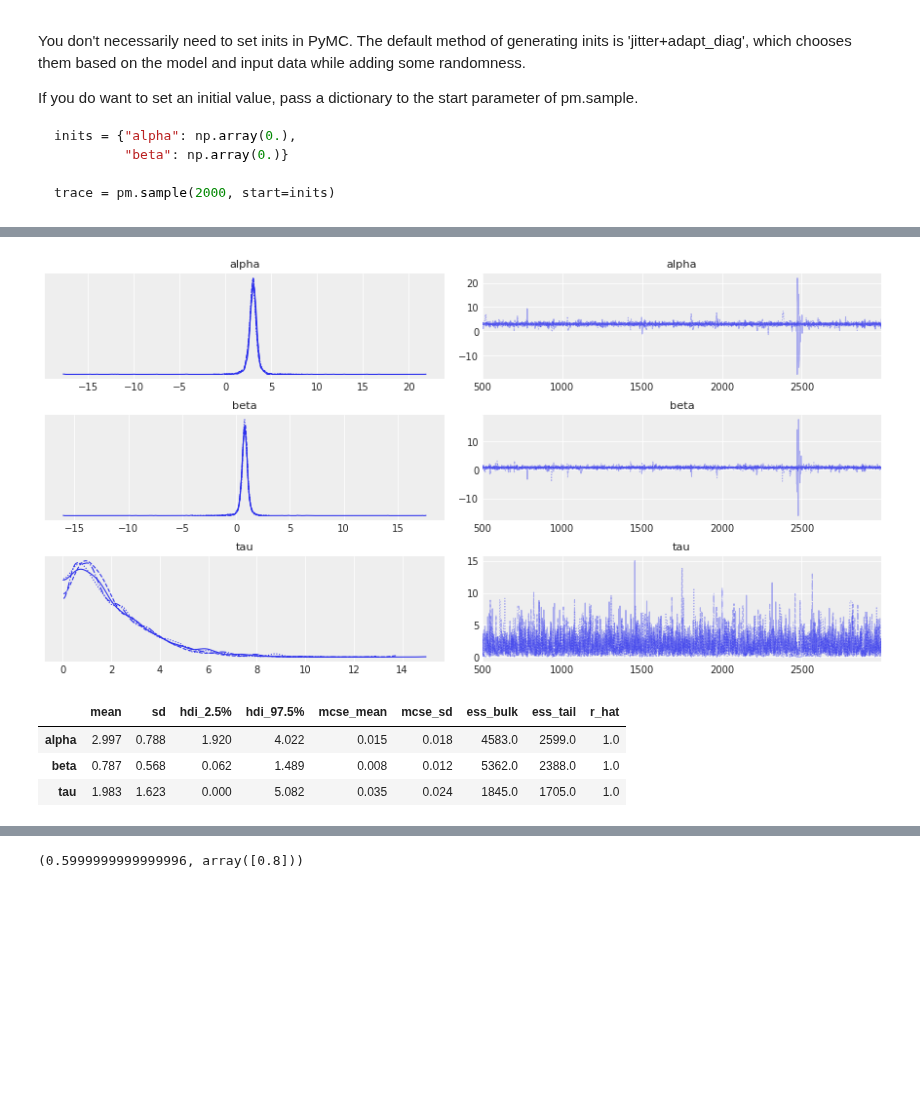
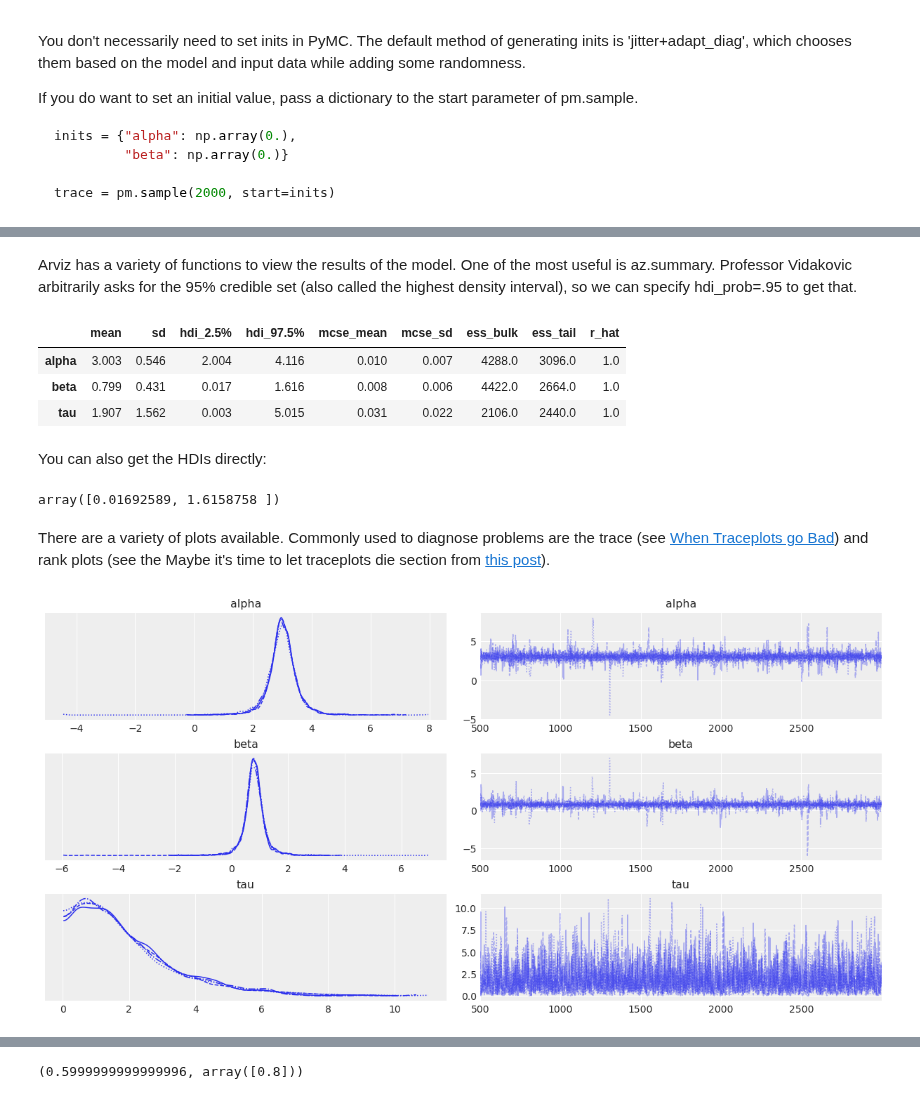
Before and after one commit to areding/6420-pymc, a Jupyter notebook: _build/jupyter_execute/Unit1.ipynb, the cells around one changed output, grey strips where cells are left out. Saved outputs shown, nothing was run; the diff lists cells and outputs as text; code cells hidden in the pictures; blank space fills up the shorter version.

```diff
--- a/_build/jupyter_execute/Unit1.ipynb
+++ b/_build/jupyter_execute/Unit1.ipynb
@@ -32,26 +31,28 @@ x_bar = np.mean(X)
 # %%
-asr = pm.Model()
+X = np.array([1, 2, 3, 4, 5])
+y = np.array([1, 3, 3, 3, 5])
+x_bar = np.mean(X)
 
-with asr:
-  # priors
-  alpha = pm.Normal('alpha', sigma=100)
-  beta = pm.Normal('beta', sigma=100)
-  # could also specify sigma directly instead, no need for precision in pymc3
-  tau = pm.Gamma('tau', alpha=.001, beta=.001)
-  sigma = 1/pm.math.sqrt(tau)
+with pm.Model() as asr:
+    # priors
+    alpha = pm.Normal('alpha', sigma=100)
+    beta = pm.Normal('beta', sigma=100)
+    # using precision for direct comparison with BUGS output
+    tau = pm.Gamma('tau', alpha=.001, beta=.001)
+    sigma = 1/pm.math.sqrt(tau)
 
-  # likelihood
-  mu = alpha + beta * (X - x_bar)
-  likelihood = pm.Normal('likelihood', mu=mu, sd=sigma, observed=y)
+    mu = alpha + beta * (X - x_bar)
+    likelihood = pm.Normal('likelihood', mu=mu, sd=sigma, observed=y)
 
-  # start sampling
-  trace = pm.sample(3000, # samples
+    # start sampling
+    trace = pm.sample(3000, # samples
                     chains=4,
                     tune=500,
                     init='jitter+adapt_diag',
                     random_seed=1,
                     cores=4, # parallel processing of chains
-                    return_inferencedata=True)
+                    return_inferencedata=True # return arviz inferencedata object
+                     )
 # %% [output]
 Auto-assigning NUTS sampler...
 Initializing NUTS using jitter+adapt_diag...
@@ -63,18 +72,25 @@ The number of effective samples is smaller than 25% for some parameters.
 # %%
-# this will remove the first 500 samples if you want burnin beyond the tuning
-# from the pm.sample call
-burned = trace.sel(draw=slice(500, None))
+# this burns the first 500 samples
+trace_burned = trace.sel(draw=slice(500, None))
+# %% [markdown]
+Arviz has a variety of functions to view the results of the model. One of the most useful is az.summary. Professor Vidakovic arbitrarily asks for the 95% credible set (also called the highest density interval), so we can specify hdi_prob=.95 to get that.
+# %%
+az.summary(trace_burned, hdi_prob=.95)
+# %% [output]
+|  | mean | sd | hdi_2.5% | hdi_97.5% | mcse_mean | mcse_sd | ess_bulk | ess_tail | r_hat |
+| alpha | 3.003 | 0.546 | 2.004 | 4.116 | 0.010 | 0.007 | 4288.0 | 3096.0 | 1.0 |
+| beta | 0.799 | 0.431 | 0.017 | 1.616 | 0.008 | 0.006 | 4422.0 | 2664.0 | 1.0 |
+| tau | 1.907 | 1.562 | 0.003 | 5.015 | 0.031 | 0.022 | 2106.0 | 2440.0 | 1.0 |
+# %% [markdown]
+You can also get the HDIs directly:
+# %%
+az.hdi(trace_burned, hdi_prob=.95)['beta'].values
+# %% [output]
+array([0.01692589, 1.6158758 ])
+# %% [markdown]
+There are a variety of plots available. Commonly used to diagnose problems are the trace (see [When Traceplots go Bad](https://jpreszler.rbind.io/post/2019-09-28-bad-traceplots/)) and rank plots (see the Maybe it's time to let traceplots die section from [this post](https://statmodeling.stat.columbia.edu/2019/03/19/maybe-its-time-to-let-the-old-ways-die-or-we-broke-r-hat-so-now-we-have-to-fix-it/)).
 # %%
-az.plot_trace(burned)
+az.plot_trace(trace_burned)
 plt.show()
 # %% [output]
-[figure, old version]
+[figure, new version]
-# %%
-# this course (arbitrarily) asks for the 95% credible interval or set
-# so specify hdi_prob = .95
-az.summary(burned, hdi_prob=.95)
-# %% [output]
-|  | mean | sd | hdi_2.5% | hdi_97.5% | mcse_mean | mcse_sd | ess_bulk | ess_tail | r_hat |
-| alpha | 2.997 | 0.788 | 1.920 | 4.022 | 0.015 | 0.018 | 4583.0 | 2599.0 | 1.0 |
-| beta | 0.787 | 0.568 | 0.062 | 1.489 | 0.008 | 0.012 | 5362.0 | 2388.0 | 1.0 |
-| tau | 1.983 | 1.623 | 0.000 | 5.082 | 0.035 | 0.024 | 1845.0 | 1705.0 | 1.0 |
```
Also changed, not shown: parts of 11 cells of this notebook, 40 other files.
